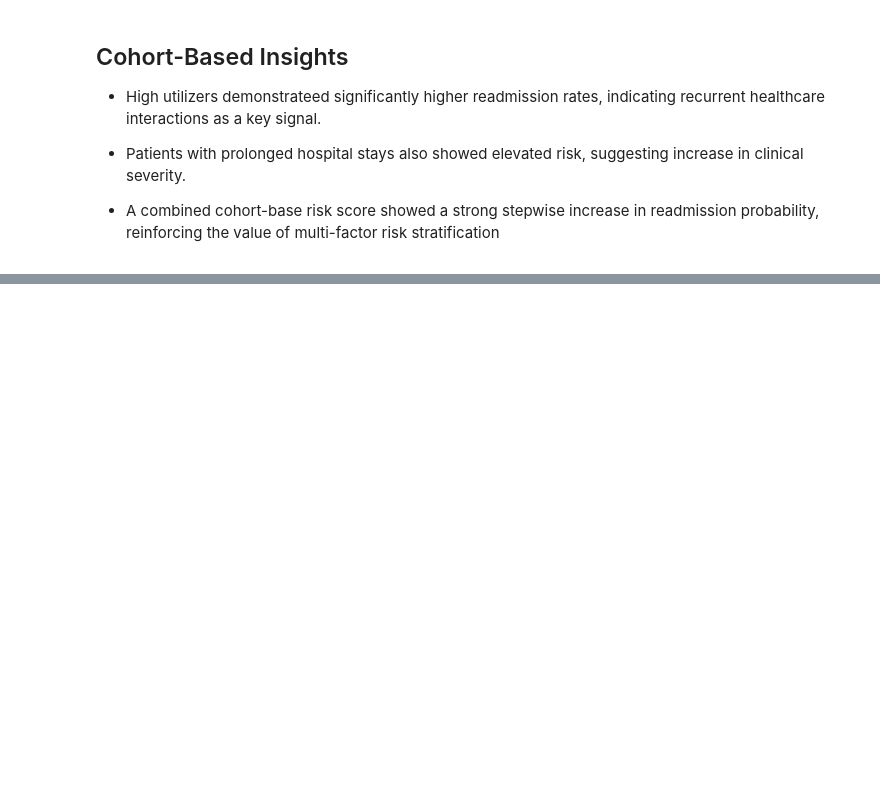
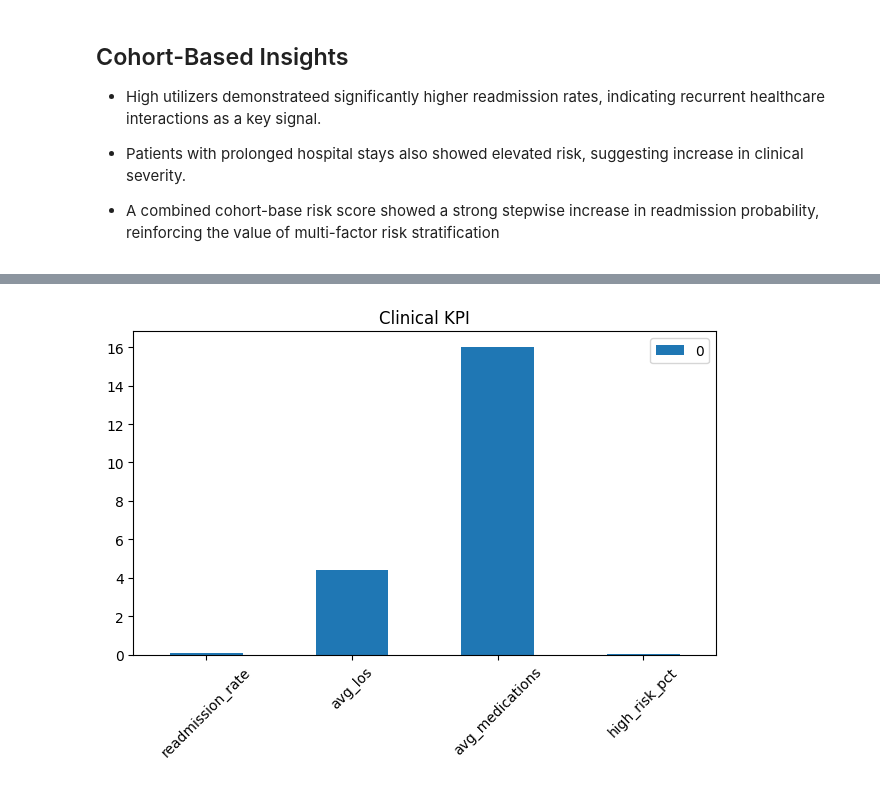
Before and after one commit to brakonsc/patient-readmission-risk-predictor, a Jupyter notebook: notebooks/02_sql_analysis.ipynb, the cells around one changed output, grey strips where cells are left out. Cells and saved outputs as stored; diff of their text form; code cells hidden in the pictures; blank space fills up the shorter version.

```diff
--- a/notebooks/02_sql_analysis.ipynb
+++ b/notebooks/02_sql_analysis.ipynb
@@ -478,0 +582,8 @@ plt.show()
+# %%
+kpi_summary[['readmission_rate', 'avg_los', 'avg_medications', 'high_risk_pct']].T.plot(kind='bar')
+plt.title("Clinical KPI")
+plt.xticks(rotation=45)
+plt.tight_layout()
+plt.show()
+# %% [output]
+[figure, added]
```
Also changed, not shown: parts of 9 cells of this notebook.
